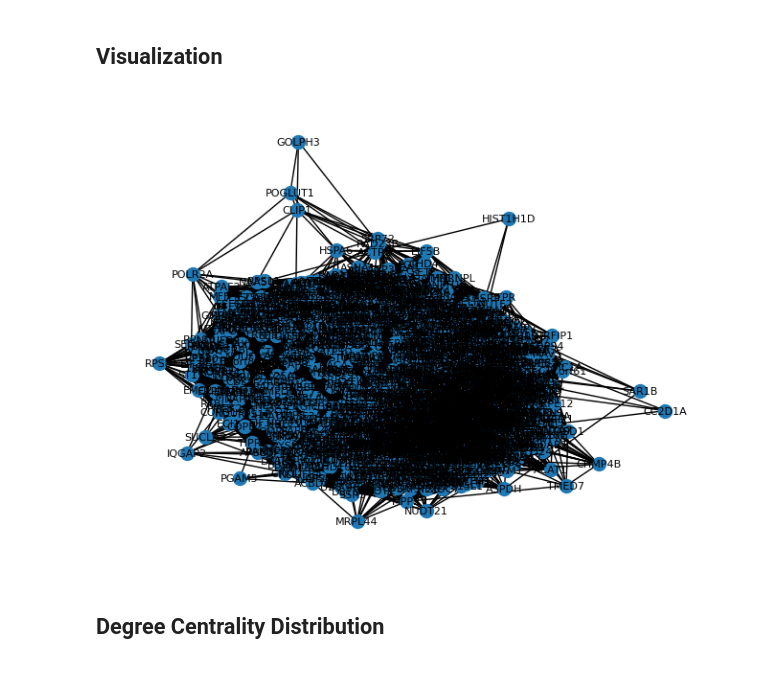
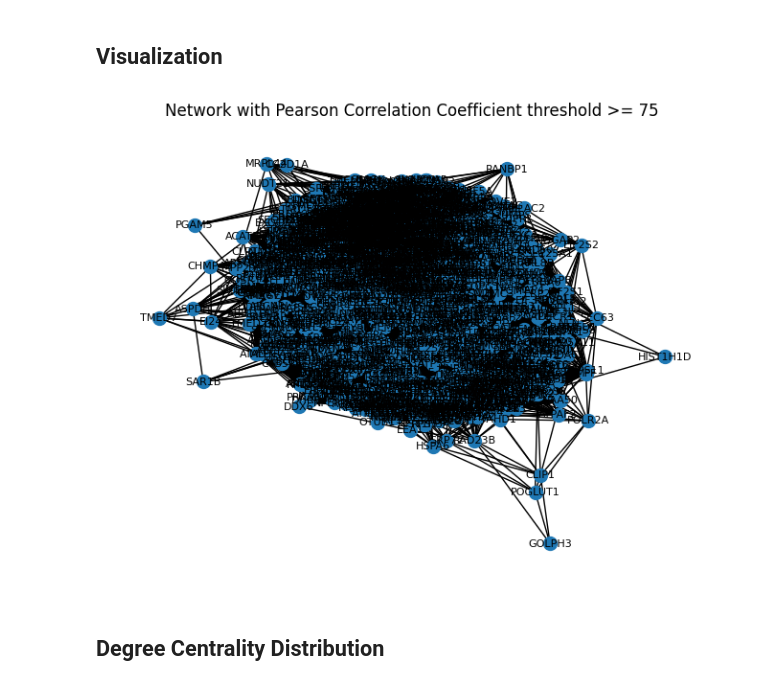
Before and after one commit to atifquamar07/Network-Biology-Project-2023, a Jupyter notebook: analysis.ipynb, the cells around one changed output. Drawn from its saved outputs; the diff is of its cells as text; code cells hidden in the pictures.

```diff
--- a/analysis.ipynb
+++ b/analysis.ipynb
@@ -54,9 +54,10 @@ with open(edge_list_path, 'r') as file:
 # %%
 pos = nx.spring_layout(G)
 nx.draw(G, pos, with_labels=True, font_size=8, node_size=100, font_color='black', alpha=1.0)
+plt.title("Network with Pearson Correlation Coefficient threshold >= 75")
 plt.show()
 # %% [output]
-[figure, old version]
+[figure, new version]
 # %% [markdown]
 ## Degree Centrality Distribution
 # %%
```
Also changed, not shown: parts of 14 cells of this notebook, 33 other files.
